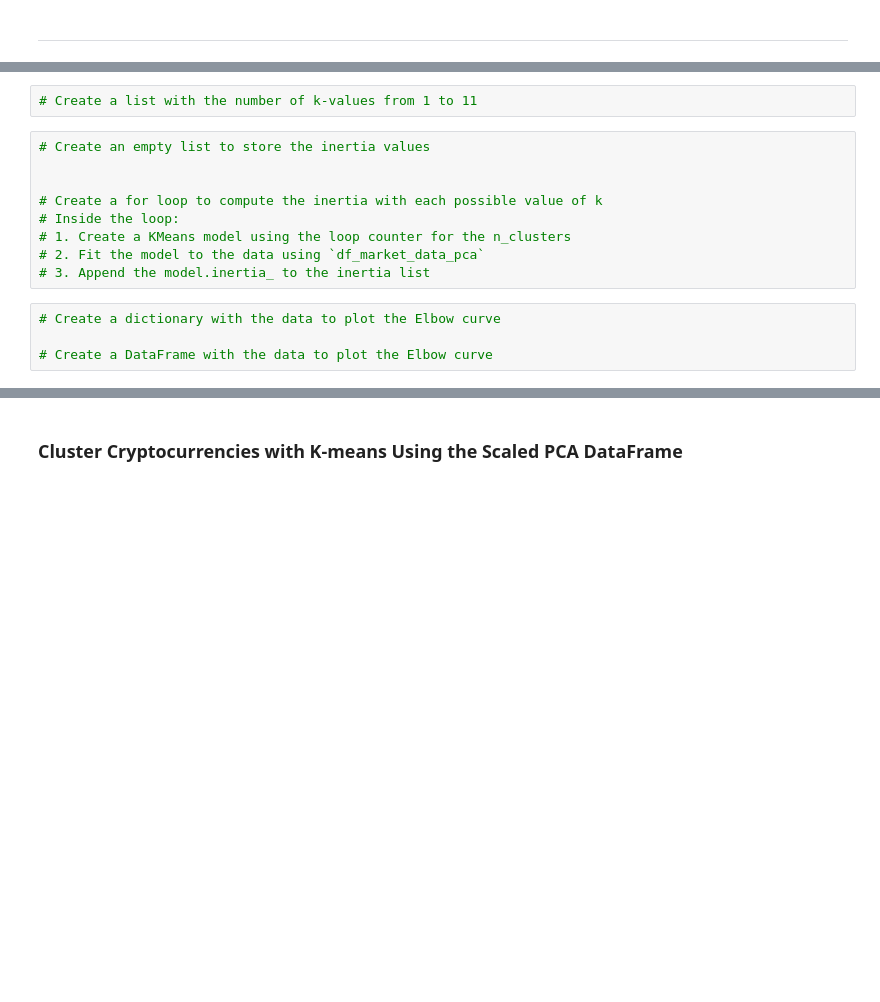
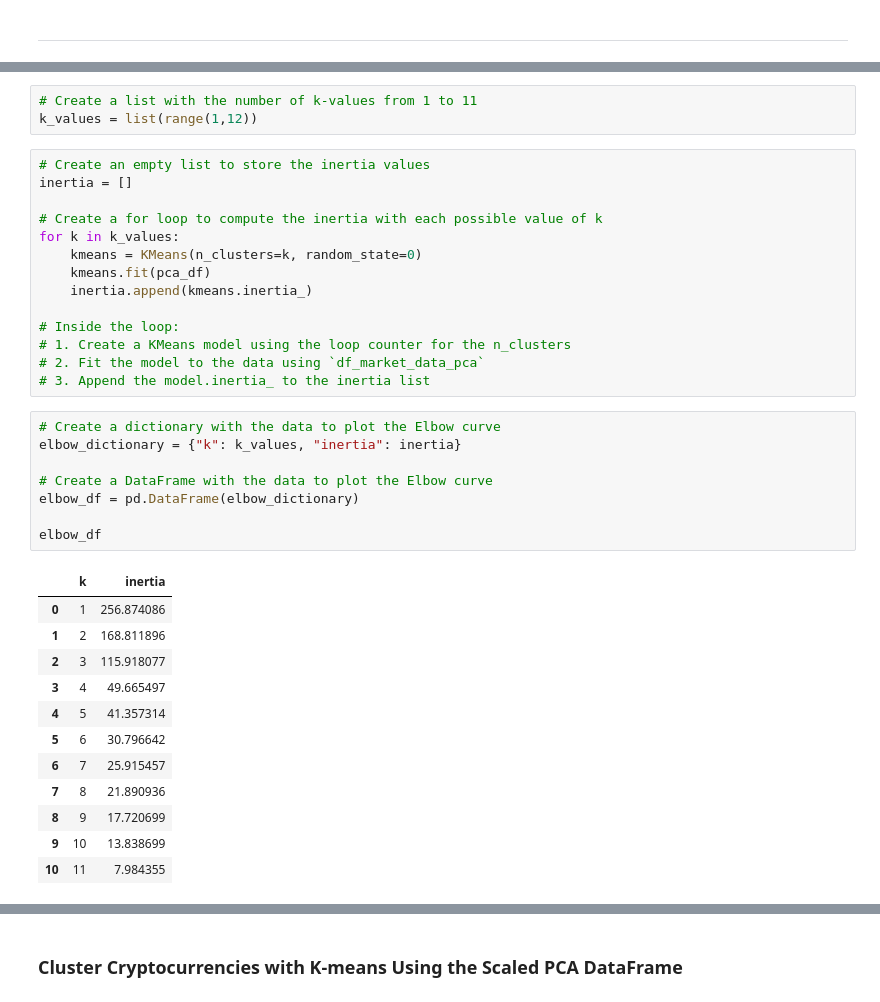
Before and after one commit to elizabethlconn/CryptoClustering, a Jupyter notebook: module-19-challenge-files/Crypto_Clustering.ipynb, the cells around one changed output, grey strips where cells are left out. Saved outputs shown, nothing was run; the diff lists cells and outputs as text; blank space fills up the shorter version.

```diff
--- a/module-19-challenge-files/Crypto_Clustering.ipynb
+++ b/module-19-challenge-files/Crypto_Clustering.ipynb
@@ -273,18 +282,41 @@ pca_df.head()
 # %%
 # Create a list with the number of k-values from 1 to 11
+k_values = list(range(1,12))
 # %%
 # Create an empty list to store the inertia values
-
+inertia = []
 
 # Create a for loop to compute the inertia with each possible value of k
+for k in k_values:
+    kmeans = KMeans(n_clusters=k, random_state=0)
+    kmeans.fit(pca_df)
+    inertia.append(kmeans.inertia_)
+
 # Inside the loop:
 # 1. Create a KMeans model using the loop counter for the n_clusters
 # 2. Fit the model to the data using `df_market_data_pca`
 # 3. Append the model.inertia_ to the inertia list
 # %%
 # Create a dictionary with the data to plot the Elbow curve
+elbow_dictionary = {"k": k_values, "inertia": inertia}
 
 # Create a DataFrame with the data to plot the Elbow curve
+elbow_df = pd.DataFrame(elbow_dictionary)
+
+elbow_df
+# %% [output]
+|  | k | inertia |
+| 0 | 1 | 256.874086 |
+| 1 | 2 | 168.811896 |
+| 2 | 3 | 115.918077 |
+| 3 | 4 | 49.665497 |
+| 4 | 5 | 41.357314 |
+| 5 | 6 | 30.796642 |
+| 6 | 7 | 25.915457 |
+| 7 | 8 | 21.890936 |
+| 8 | 9 | 17.720699 |
+| 9 | 10 | 13.838699 |
+| 10 | 11 | 7.984355 |
 # %%
 # Plot a line chart with all the inertia values computed with
 # the different values of k to visually identify the optimal value for k.
```
Also changed, not shown: parts of 4 cells of this notebook.
